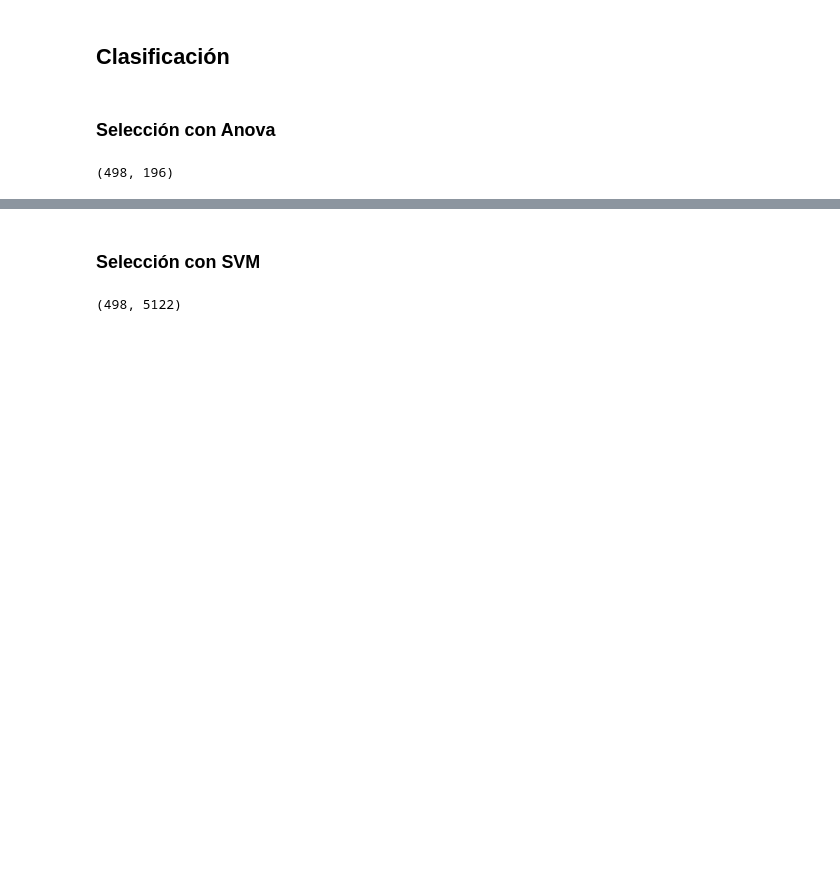
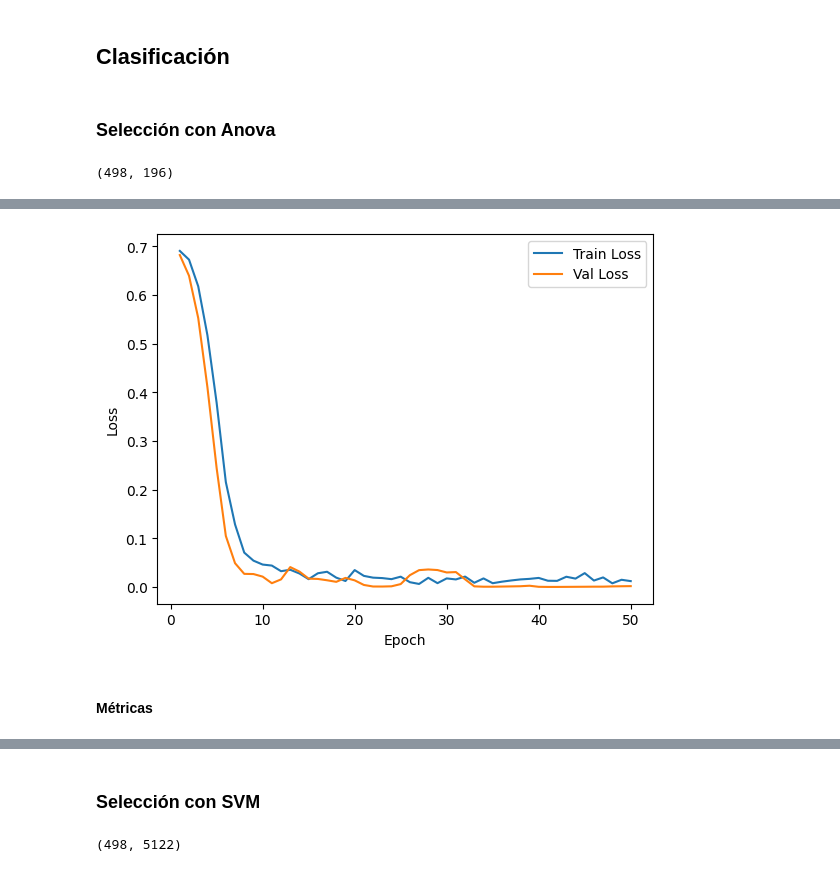
Before and after one commit to G-Urrea/Proyecto_Metilacion_ADN, a Jupyter notebook: notebooks/03-modeling_cpg.ipynb, the cells around one changed output, grey strips where cells are left out. Cells and saved outputs as stored; diff of their text form; code cells hidden in the pictures; blank space fills up the shorter version.

```diff
--- a/notebooks/03-modeling_cpg.ipynb
+++ b/notebooks/03-modeling_cpg.ipynb
@@ -119,0 +106,8 @@ anova_pred_test = predict_from_dict(anova_test, anova_estimators)
+# %%
+x_anova_train, x_anova_val, y_anova_train, y_anova_val = train_test_split(x_anova, y_anova, train_size=0.8, stratify=y_anova, random_state=42)
+# %%
+train_anova_loader, val_anova_loader, test_anova_loader = create_dataloaders(x_anova_train.values, y_anova_train.values,
+ x_anova_val.values, y_anova_val.values, anova_test.values, y_test.values)
+# %%
+ff_anova = NeuralNetwork(in_features = x_anova_train.shape[1])
+anova_train_loss, anova_val_loss = simple_binary_train(ff_anova, train_anova_loader, val_anova_loader)
@@ -119,0 +120,4 @@ anova_pred_test = predict_from_dict(anova_test, anova_estimators)
+# %%
+train_plot(anova_train_loss, anova_val_loss)
+# %% [output]
+[figure, added]
@@ -119,0 +126,2 @@ anova_pred_test = predict_from_dict(anova_test, anova_estimators)
+# %% [markdown]
+#### Métricas
```
Also changed, not shown: parts of 30 cells of this notebook, 2 other files.
